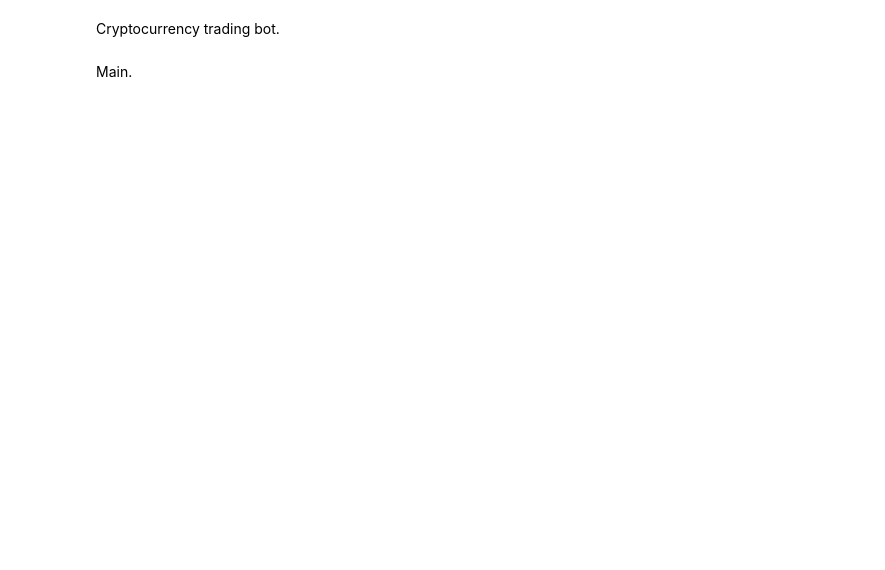
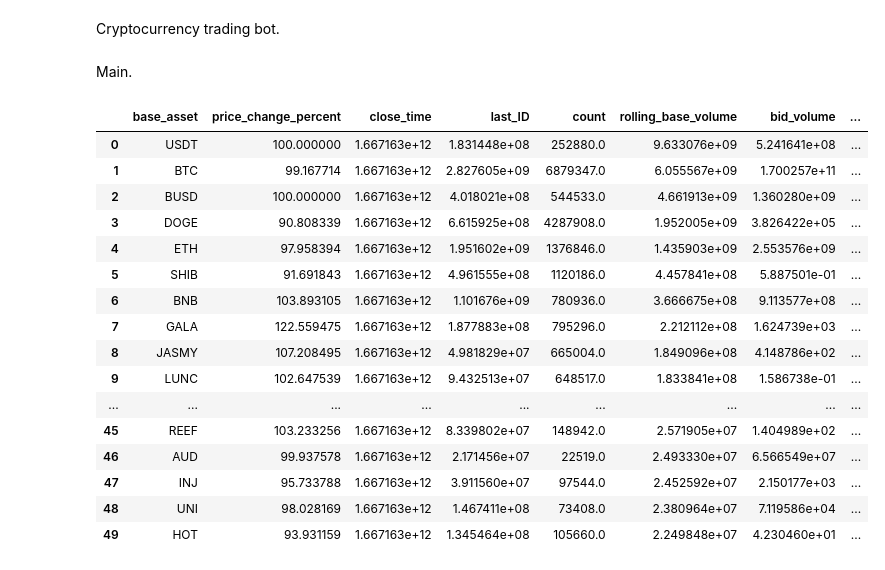
Before and after one commit to Humbleman72/crypto_bot, a Jupyter notebook: crypto_logger_output_1min.ipynb, the cells around one changed output. Cells and saved outputs as stored; diff of their text form; code cells hidden in the pictures; blank space fills up the shorter version.

Commit message:
Completed pairs->asset.

```diff
--- a/crypto_logger_output_1min.ipynb
+++ b/crypto_logger_output_1min.ipynb
@@ -406,9 +406,9 @@ def get_conversion_table(client, exchange_info, as_pair=False):
     :column base_asset: asset on the left.
     :column quote_asset: asset on the right.
     :column price_change: (close - open).
-    :column price_change_percent: ((close - open) / open).
+    :column price_change_percent: (((close - open) / open) * 100).
     :column USDT_price_change: (USDT_close - USDT_open).
-    :column USDT_price_change_percent: ((USDT_close - USDT_open) / USDT_open).
+    :column USDT_price_change_percent: (((USDT_close - USDT_open) / USDT_open) * 100).
     :column weighted_average_price: weighted average price.
     :column close_shifted: close price of the previous day.
     :column open: open price of the day.
@@ -516,7 +516,7 @@ def get_conversion_table(client, exchange_info, as_pair=False):
         (conversion_table['USDT_price'] * conversion_table['USDT_open']) / \
         conversion_table['USDT_open']
     conversion_table['USDT_price_change_percent'] = \
-        conversion_table['USDT_price_change'] / conversion_table['USDT_open']
+        ((conversion_table['USDT_price_change'] / conversion_table['USDT_open']) * 100)
 
     conversion_table['is_shorted'] = False
 
@@ -625,32 +625,49 @@ def get_conversion_table(client, exchange_info, as_pair=False):
                               'count', 'rolling_traded_volume', 'traded_bid_volume',
                               'traded_ask_volume', 'traded_price', 'traded_bid_price',
                               'traded_ask_price', 'traded_bid_ask_change_percent',
                               'traded_bid_ask_volume_percent']]
         conversion_table['rolling_quote_volume'] = conversion_table['rolling_traded_volume'].copy()
         conversion_table = \
             conversion_table.rename(columns={'USDT_price_change_percent': 'price_change_percent',
                                              'rolling_traded_volume': 'rolling_base_volume',
                                              'traded_bid_volume': 'bid_volume',
                                              'traded_ask_volume': 'ask_volume',
                                              'traded_price': 'close',
                                              'traded_bid_price': 'bid_price',
                                              'traded_ask_price': 'ask_price',
                                              'traded_bid_ask_change_percent': 'bid_ask_change_percent',
                                              'traded_bid_ask_volume_percent': 'bid_ask_volume_percent'})
         conversion_table['symbol'] = conversion_table['base_asset'].copy()
         conversion_table['quote_asset'] = conversion_table['base_asset'].copy()
         df = conversion_table.groupby(by=['base_asset']).agg({'close_time': 'max',
                                                               'last_ID': 'sum',
                                                               'count': 'sum'})
         conversion_table.loc[:, ['close_time', 'last_ID', 'count']] = \
             conversion_table.apply(lambda x: df.loc[x['base_asset']], axis='columns')
         conversion_table = conversion_table.drop_duplicates(subset=['base_asset'], keep='first')
         conversion_table = conversion_table.reset_index(drop=True)
 
     conversion_table = conversion_table.sort_values(by='close_time')
     conversion_table = conversion_table.reset_index(drop=True)
     return conversion_table
 
 conversion_table = get_conversion_table(client=client, exchange_info=exchange_info, as_pair=False)
-#conversion_table.sort_values(by='rolling_traded_volume', ascending=False).reset_index(drop=True).head(50)
-conversion_table
+conversion_table.sort_values(by='rolling_base_volume', ascending=False).reset_index(drop=True).head(50)
+# %% [output]
+|  | base_asset | price_change_percent | close_time | last_ID | count | rolling_base_volume | bid_volume | ... |
+| 0 | USDT | 100.000000 | 1.667163e+12 | 1.831448e+08 | 252880.0 | 9.633076e+09 | 5.241641e+08 | ... |
+| 1 | BTC | 99.167714 | 1.667163e+12 | 2.827605e+09 | 6879347.0 | 6.055567e+09 | 1.700257e+11 | ... |
+| 2 | BUSD | 100.000000 | 1.667163e+12 | 4.018021e+08 | 544533.0 | 4.661913e+09 | 1.360280e+09 | ... |
+| 3 | DOGE | 90.808339 | 1.667163e+12 | 6.615925e+08 | 4287908.0 | 1.952005e+09 | 3.826422e+05 | ... |
+| 4 | ETH | 97.958394 | 1.667163e+12 | 1.951602e+09 | 1376846.0 | 1.435903e+09 | 2.553576e+09 | ... |
+| 5 | SHIB | 91.691843 | 1.667163e+12 | 4.961555e+08 | 1120186.0 | 4.457841e+08 | 5.887501e-01 | ... |
+| 6 | BNB | 103.893105 | 1.667163e+12 | 1.101676e+09 | 780936.0 | 3.666675e+08 | 9.113577e+08 | ... |
+| 7 | GALA | 122.559475 | 1.667163e+12 | 1.877883e+08 | 795296.0 | 2.212112e+08 | 1.624739e+03 | ... |
+| 8 | JASMY | 107.208495 | 1.667163e+12 | 4.981829e+07 | 665004.0 | 1.849096e+08 | 4.148786e+02 | ... |
+| 9 | LUNC | 102.647539 | 1.667163e+12 | 9.432513e+07 | 648517.0 | 1.833841e+08 | 1.586738e-01 | ... |
+| ... | ... | ... | ... | ... | ... | ... | ... | ... |
+| 45 | REEF | 103.233256 | 1.667163e+12 | 8.339802e+07 | 148942.0 | 2.571905e+07 | 1.404989e+02 | ... |
+| 46 | AUD | 99.937578 | 1.667163e+12 | 2.171456e+07 | 22519.0 | 2.493330e+07 | 6.566549e+07 | ... |
+| 47 | INJ | 95.733788 | 1.667163e+12 | 3.911560e+07 | 97544.0 | 2.452592e+07 | 2.150177e+03 | ... |
+| 48 | UNI | 98.028169 | 1.667163e+12 | 1.467411e+08 | 73408.0 | 2.380964e+07 | 7.119586e+04 | ... |
+| 49 | HOT | 93.931159 | 1.667163e+12 | 1.345464e+08 | 105660.0 | 2.249848e+07 | 4.230460e+01 | ... |
```
Also changed, not shown: parts of 3 cells of this notebook, 1 other file.
